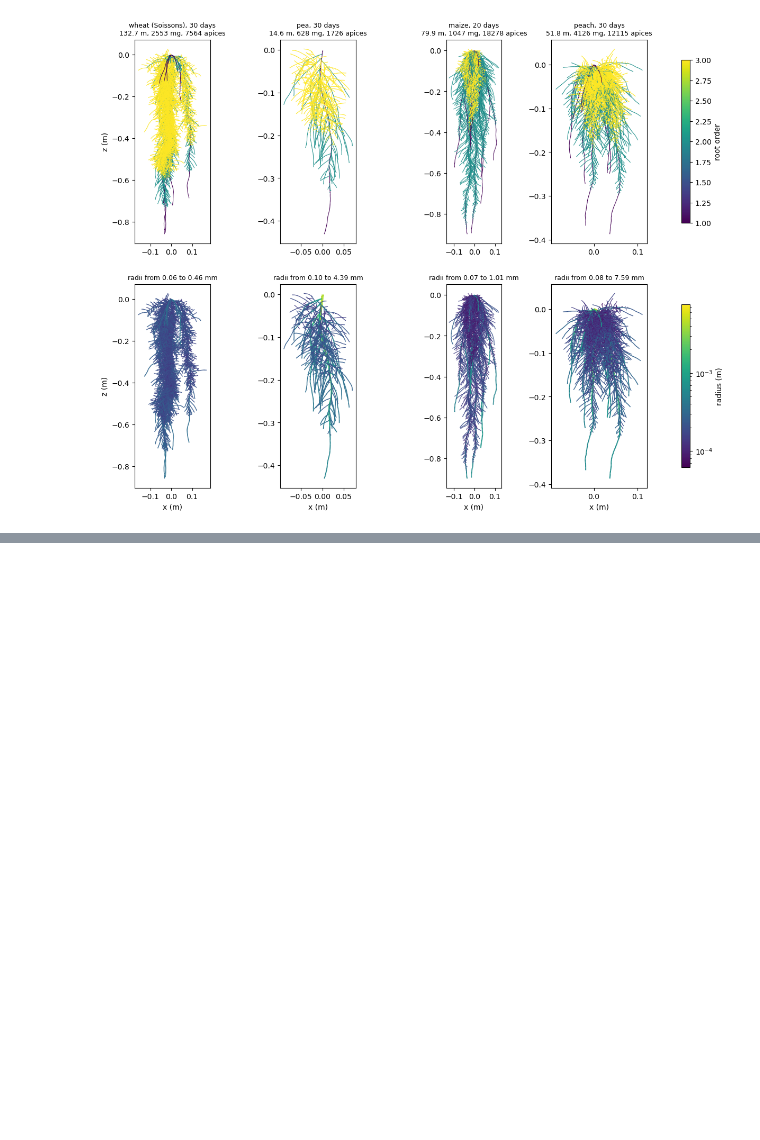
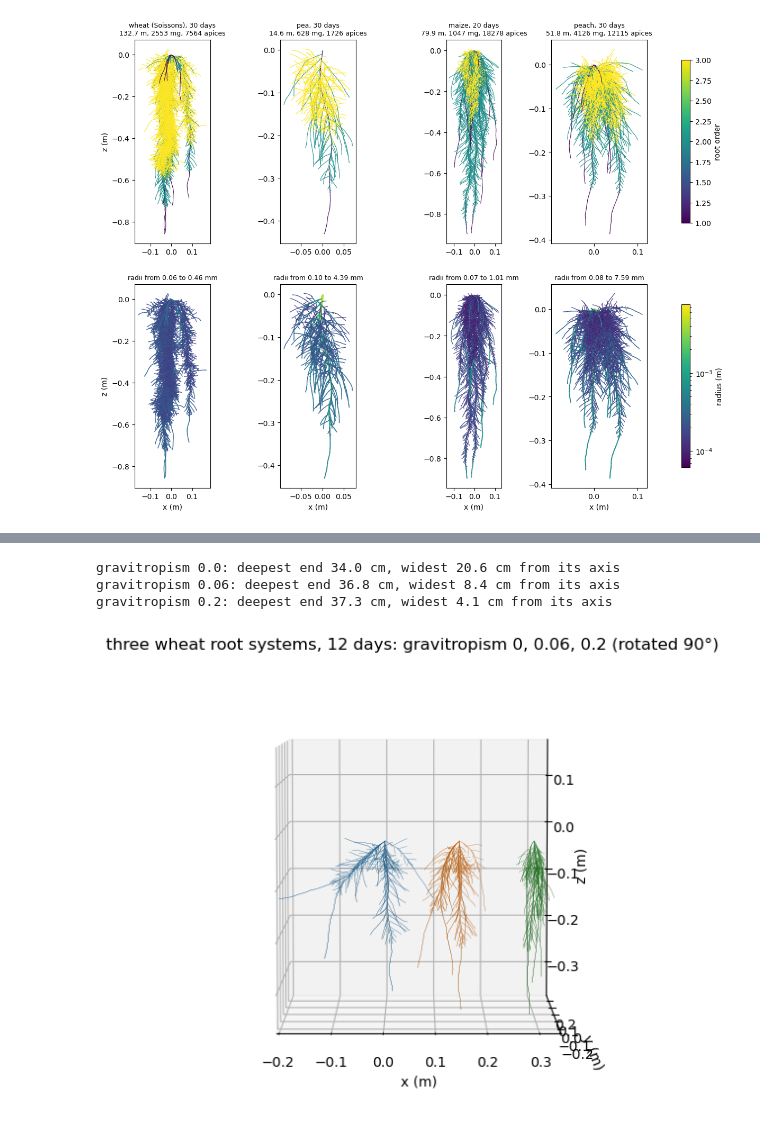
Before and after one commit to openalea/archisimple, a Jupyter notebook: example/tutorials/tutorial_archisimple.ipynb, the cells around one changed output, grey strips where cells are left out. Cells and saved outputs as stored; diff of their text form; code cells hidden in the pictures; blank space fills up the shorter version.

```diff
--- a/example/tutorials/tutorial_archisimple.ipynb
+++ b/example/tutorials/tutorial_archisimple.ipynb
@@ -291,0 +310,27 @@ plt.show()
+# %%
+from openalea.archisimple.run import plant_model
+from openalea.metafspm.display import draw, value_colors
+from openalea.metafspm.scene.population import Planting, planting as planting_of
+
+sown = [Planting(0., 0., -0.02), Planting(0.15, 0., -0.02), Planting(0.3, 0., -0.02, rotation=90.)]
+gravitropisms = (0., 0.06, 0.2)
+three = Scene(planting_of(sown, plant_model(), plant_parameters=[dict(WHEAT, random_choice=3, gravitropism=g)
+                                                                 for g in gravitropisms]), time_step=3600)
+three.simulate(24 * 12)
+roots = three.populations[0].instance.growth
+data = three.populations[0].data_structure
+plant = np.asarray(data.owner("Plant"))
+for k, g in enumerate(gravitropisms):
+    print(f"gravitropism {g}: deepest end {-np.asarray(data.get('z2'))[plant == k].min() * 100:.1f} cm, "
+          f"widest {np.abs(np.asarray(data.get('x2'))[plant == k] - sown[k].x).max() * 100:.1f} cm from its axis")
+# %% [output]
+gravitropism 0.0: deepest end 34.0 cm, widest 20.6 cm from its axis
+gravitropism 0.06: deepest end 36.8 cm, widest 8.4 cm from its axis
+gravitropism 0.2: deepest end 37.3 cm, widest 4.1 cm from its axis
+# %%
+figure, axes = plt.subplots(subplot_kw=dict(projection="3d"), figsize=(11, 6))
+draw(axes, roots.triangles(), colors=value_colors(plant, colormap="tab10", limits=(0, 9)), ground=None,
+     view=(5., -90.))
+axes.set_title("three wheat root systems, 12 days: gravitropism 0, 0.06, 0.2 (rotated 90°)");
+# %% [output]
+[figure, added]
```
Also changed, not shown: parts of 4 cells of this notebook, 6 other files.
